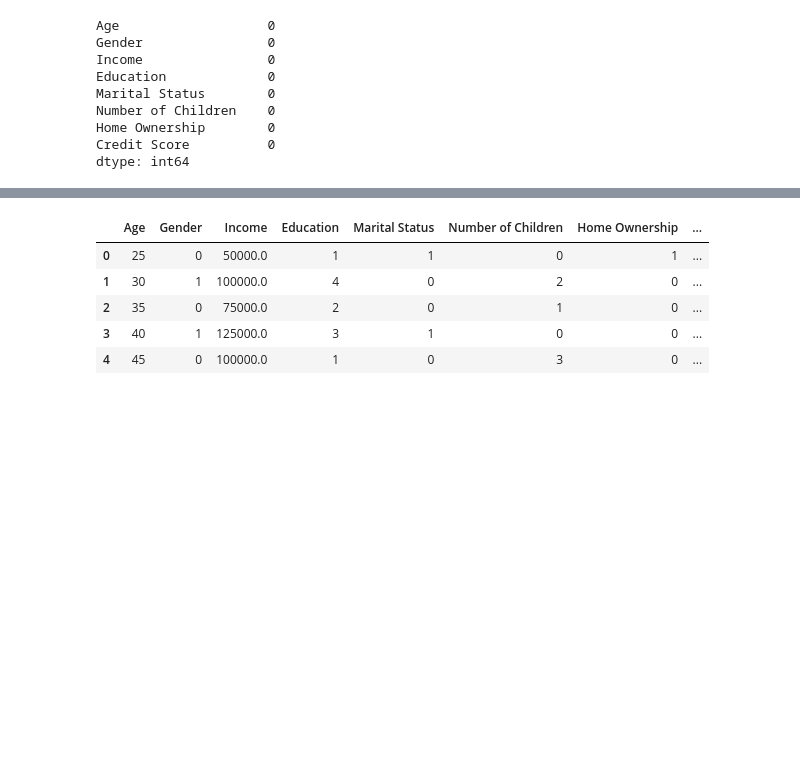
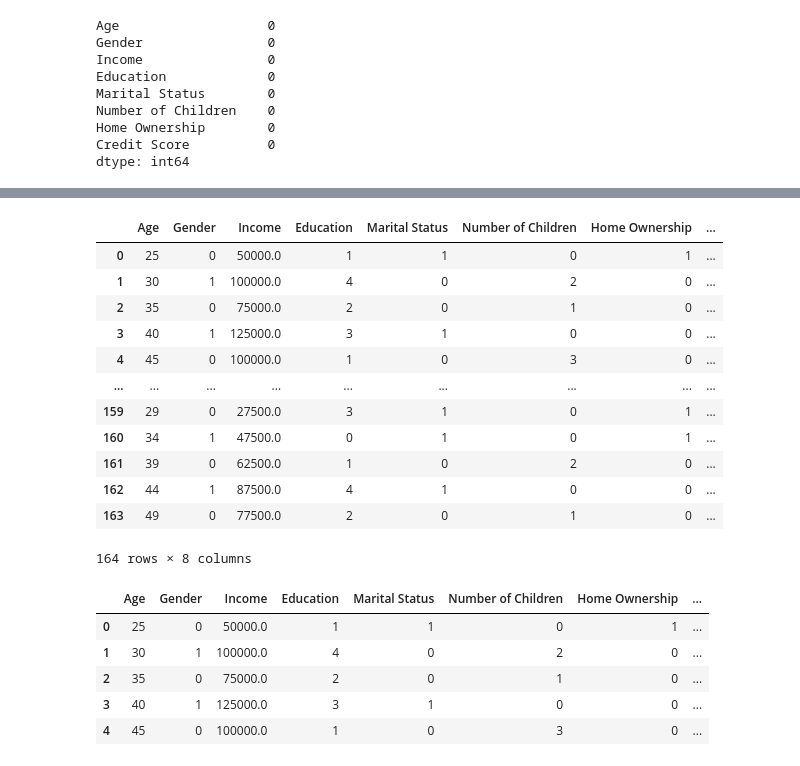
Before and after one commit to Anugrahig/LM-BD-March, a Jupyter notebook: march_bigdata/ml/classification/03 svm/05_credit_knn_nb_svm.ipynb, the cells around one changed output, grey strips where cells are left out. Cells and saved outputs as stored; diff of their text form; code cells hidden in the pictures; blank space fills up the shorter version.

```diff
--- a/march_bigdata/ml/classification/03 svm/05_credit_knn_nb_svm.ipynb
+++ b/march_bigdata/ml/classification/03 svm/05_credit_knn_nb_svm.ipynb
@@ -107,9 +128,30 @@ from sklearn.preprocessing import LabelEncoder
 # %%
-encoder=LabelEncoder()
-df["Gender"]=encoder.fit_transform(df["Gender"])
-df["Education"]=encoder.fit_transform(df["Education"])
-df["Marital Status"]=encoder.fit_transform(df["Marital Status"])
-df["Home Ownership"]=encoder.fit_transform(df["Home Ownership"])
+# encoder=LabelEncoder()
+# df["Gender"]=encoder.fit_transform(df["Gender"])
+# df["Education"]=encoder.fit_transform(df["Education"])
+# df["Marital Status"]=encoder.fit_transform(df["Marital Status"])
+# df["Home Ownership"]=encoder.fit_transform(df["Home Ownership"])
+# %%
+encoder=LabelEncoder()
+lst_encoder=["Gender","Education","Marital Status","Home Ownership"]
+for i in lst_encoder:
+    df[i]=encoder.fit_transform(df[i])
+# %%
+df
+# %% [output]
+|  | Age | Gender | Income | Education | Marital Status | Number of Children | Home Ownership | ... |
+| 0 | 25 | 0 | 50000.0 | 1 | 1 | 0 | 1 | ... |
+| 1 | 30 | 1 | 100000.0 | 4 | 0 | 2 | 0 | ... |
+| 2 | 35 | 0 | 75000.0 | 2 | 0 | 1 | 0 | ... |
+| 3 | 40 | 1 | 125000.0 | 3 | 1 | 0 | 0 | ... |
+| 4 | 45 | 0 | 100000.0 | 1 | 0 | 3 | 0 | ... |
+| ... | ... | ... | ... | ... | ... | ... | ... | ... |
+| 159 | 29 | 0 | 27500.0 | 3 | 1 | 0 | 1 | ... |
+| 160 | 34 | 1 | 47500.0 | 0 | 1 | 0 | 1 | ... |
+| 161 | 39 | 0 | 62500.0 | 1 | 0 | 2 | 0 | ... |
+| 162 | 44 | 1 | 87500.0 | 4 | 1 | 0 | 0 | ... |
+| 163 | 49 | 0 | 77500.0 | 2 | 0 | 1 | 0 | ... |
+164 rows × 8 columns
 # %%
 df.head()
 # %% [output]
```
Also changed, not shown: parts of 2 cells of this notebook, 8 other files.
